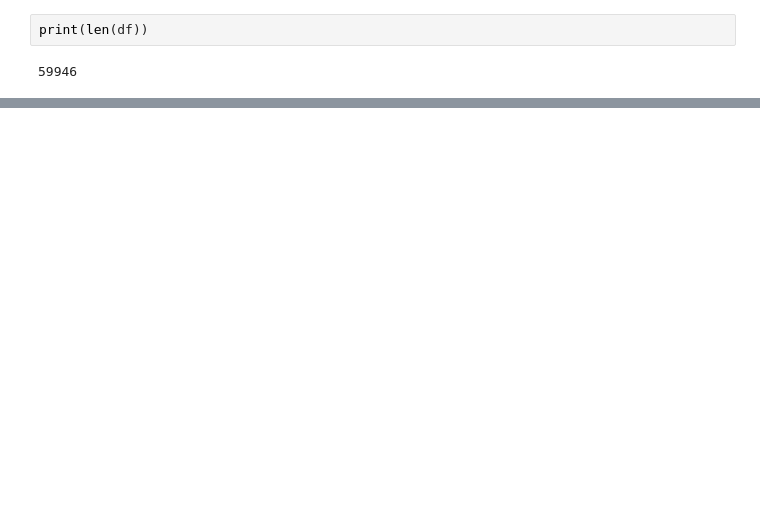
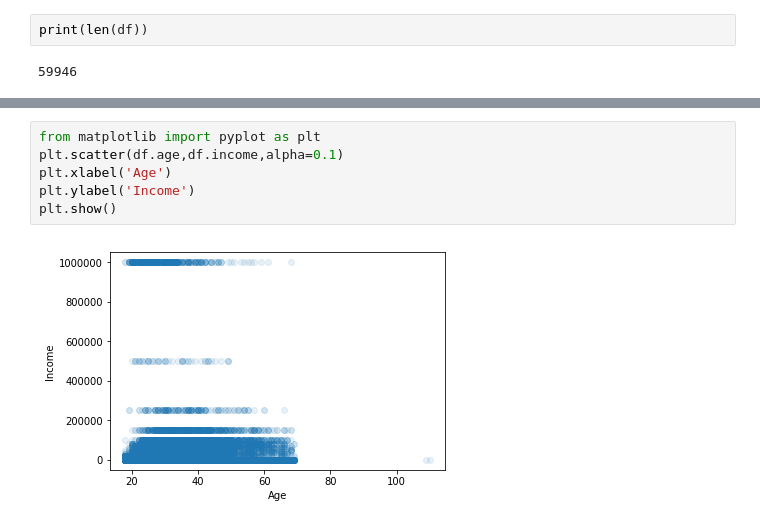
Before and after one commit to rivacordex/date-a-scientist, a Jupyter notebook: MachineLearning_Submit/capstone_khek_v1.ipynb, the cells around one changed output, grey strips where cells are left out. Cells and saved outputs as stored; diff of their text form; blank space fills up the shorter version.

```diff
--- a/MachineLearning_Submit/capstone_khek_v1.ipynb
+++ b/MachineLearning_Submit/capstone_khek_v1.ipynb
@@ -317,0 +35,8 @@ Name: kmeans_label, dtype: int64
+# %%
+from matplotlib import pyplot as plt
+plt.scatter(df.age,df.income,alpha=0.1)
+plt.xlabel('Age')
+plt.ylabel('Income')
+plt.show()
+# %% [output]
+[figure, added]
```
Also changed, not shown: parts of 88 cells of this notebook, 1 other file.
